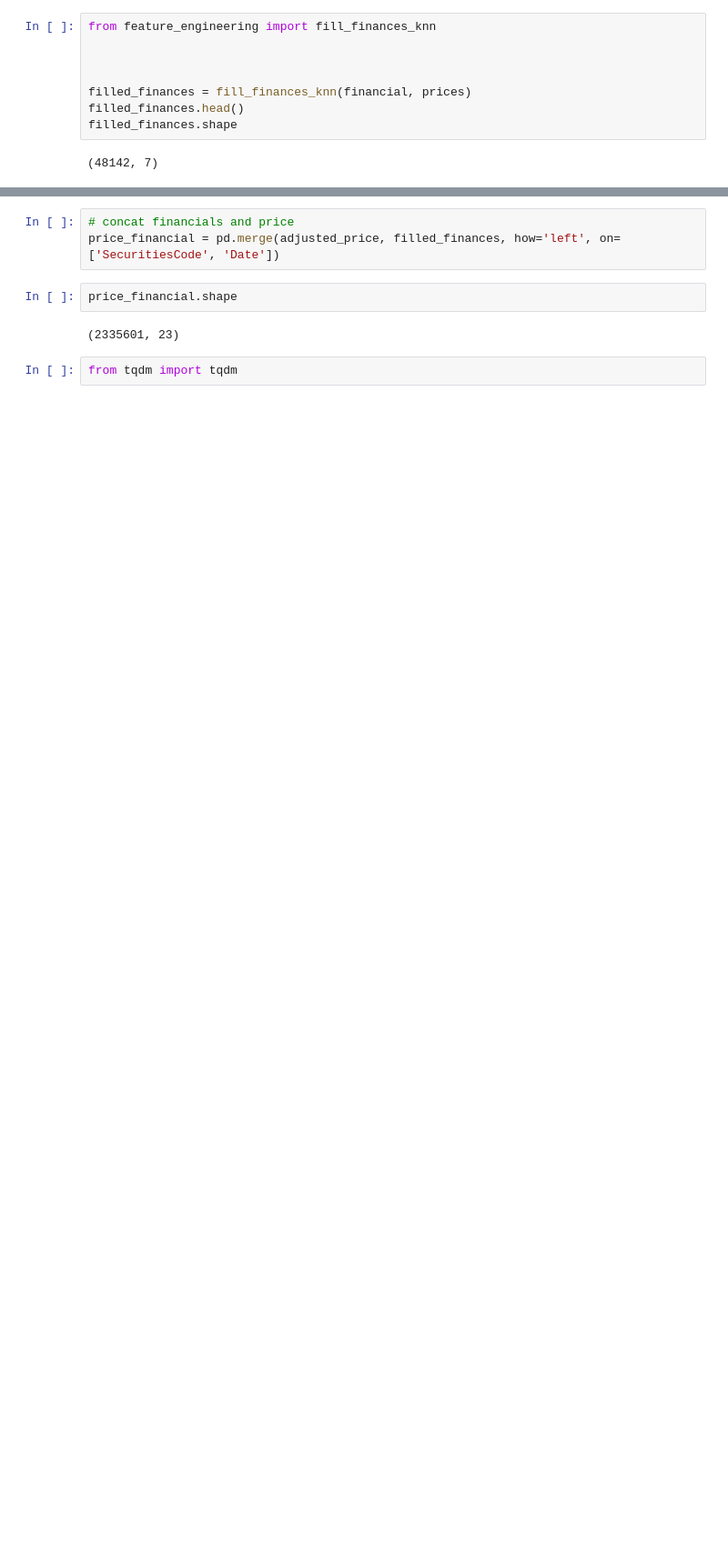
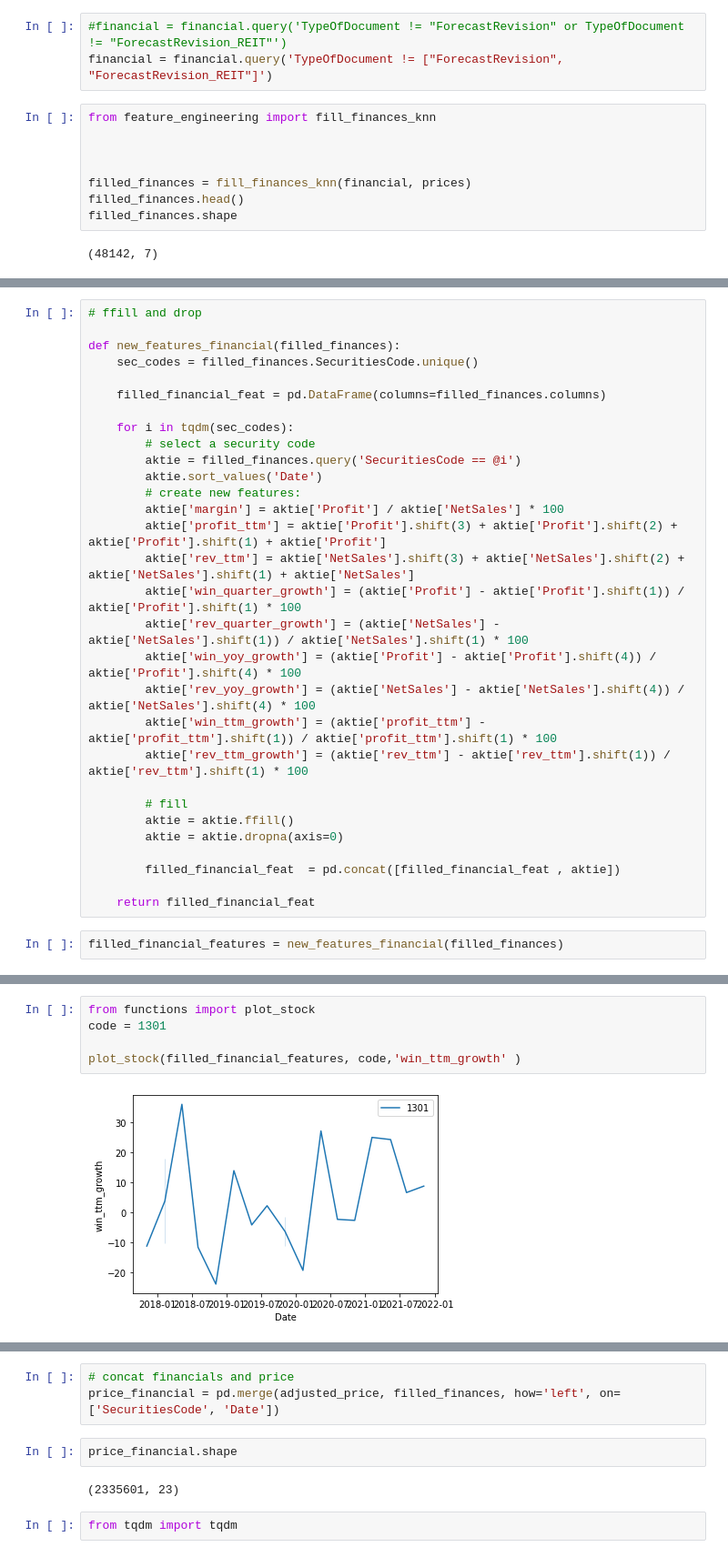
Before and after one commit to valentina-bec/tokyo-stock-exchange, a Jupyter notebook: preprocessing.ipynb, the cells around one changed output, grey strips where cells are left out. Shown at 91% size. Drawn from its saved outputs; the diff is of its cells as text; blank space fills up the shorter version.

```diff
--- a/preprocessing.ipynb
+++ b/preprocessing.ipynb
@@ -94,6 +54,9 @@ financial.head(2)
 | 0 | 2.016121e+13 | 20170104_2753 | 2017-01-04 | 2753.0 | 2017-01-04 | 07:30:00 | 1.483483e+09 | ... |
 | 1 | 2.017010e+13 | 20170104_3353 | 2017-01-04 | 3353.0 | 2017-01-04 | 15:00:00 | 1.483510e+09 | ... |
 2 rows × 45 columns
+# %%
+#financial = financial.query('TypeOfDocument != "ForecastRevision" or TypeOfDocument != "ForecastRevision_REIT"')
+financial = financial.query('TypeOfDocument != ["ForecastRevision", "ForecastRevision_REIT"]')
 # %%
 from feature_engineering import fill_finances_knn
 
@@ -123,0 +74,32 @@ memory usage: 2.9 MB
+# %%
+# ffill and drop
+
+def new_features_financial(filled_finances):
+    sec_codes = filled_finances.SecuritiesCode.unique()
+
+    filled_financial_feat = pd.DataFrame(columns=filled_finances.columns)
+
+    for i in tqdm(sec_codes):
+        # select a security code
+        aktie = filled_finances.query('SecuritiesCode == @i')
+        aktie.sort_values('Date')
+        # create new features:
+        aktie['margin'] = aktie['Profit'] / aktie['NetSales'] * 100
+        aktie['profit_ttm'] = aktie['Profit'].shift(3) + aktie['Profit'].shift(2) + aktie['Profit'].shift(1) + aktie['Profit']
+        aktie['rev_ttm'] = aktie['NetSales'].shift(3) + aktie['NetSales'].shift(2) + aktie['NetSales'].shift(1) + aktie['NetSales']
+        aktie['win_quarter_growth'] = (aktie['Profit'] - aktie['Profit'].shift(1)) / aktie['Profit'].shift(1) * 100
+        aktie['rev_quarter_growth'] = (aktie['NetSales'] - aktie['NetSales'].shift(1)) / aktie['NetSales'].shift(1) * 100
+        aktie['win_yoy_growth'] = (aktie['Profit'] - aktie['Profit'].shift(4)) / aktie['Profit'].shift(4) * 100
+        aktie['rev_yoy_growth'] = (aktie['NetSales'] - aktie['NetSales'].shift(4)) / aktie['NetSales'].shift(4) * 100
+        aktie['win_ttm_growth'] = (aktie['profit_ttm'] - aktie['profit_ttm'].shift(1)) / aktie['profit_ttm'].shift(1) * 100
+        aktie['rev_ttm_growth'] = (aktie['rev_ttm'] - aktie['rev_ttm'].shift(1)) / aktie['rev_ttm'].shift(1) * 100
+
+        # fill
+        aktie = aktie.ffill()
+        aktie = aktie.dropna(axis=0)
+
+        filled_financial_feat  = pd.concat([filled_financial_feat , aktie])
+
+    return filled_financial_feat
+# %%
+filled_financial_features = new_features_financial(filled_finances)
@@ -123,0 +124,7 @@ memory usage: 2.9 MB
+# %%
+from functions import plot_stock
+code = 1301
+
+plot_stock(filled_financial_features, code,'win_ttm_growth' )
+# %% [output]
+[figure, added]
```
Also changed, not shown: parts of 20 cells of this notebook, 3 other files.
